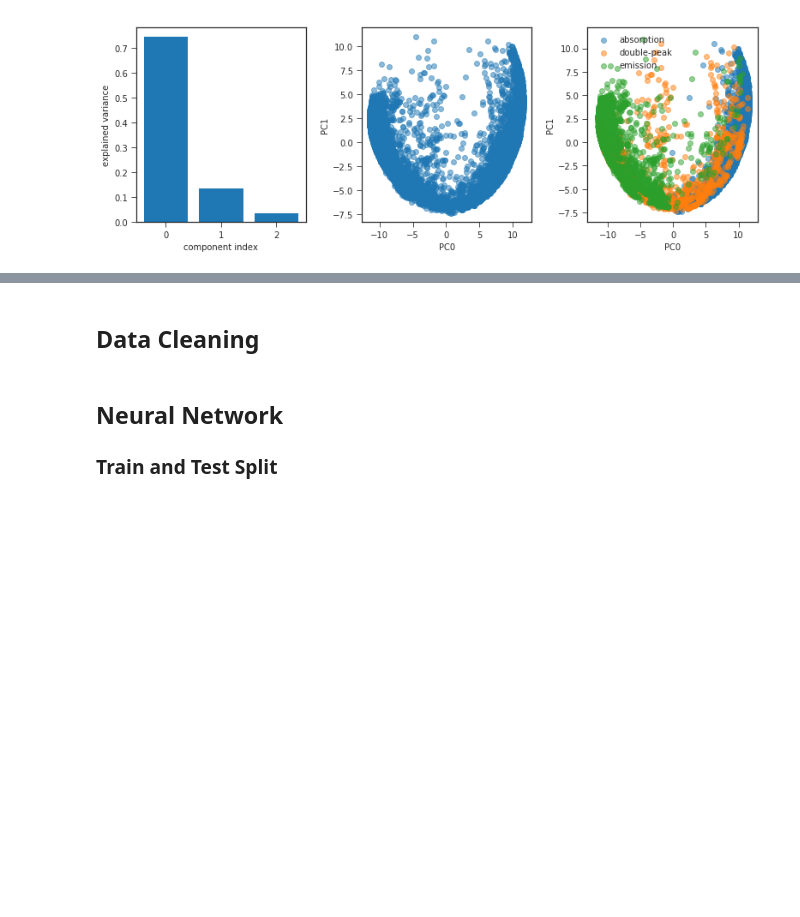
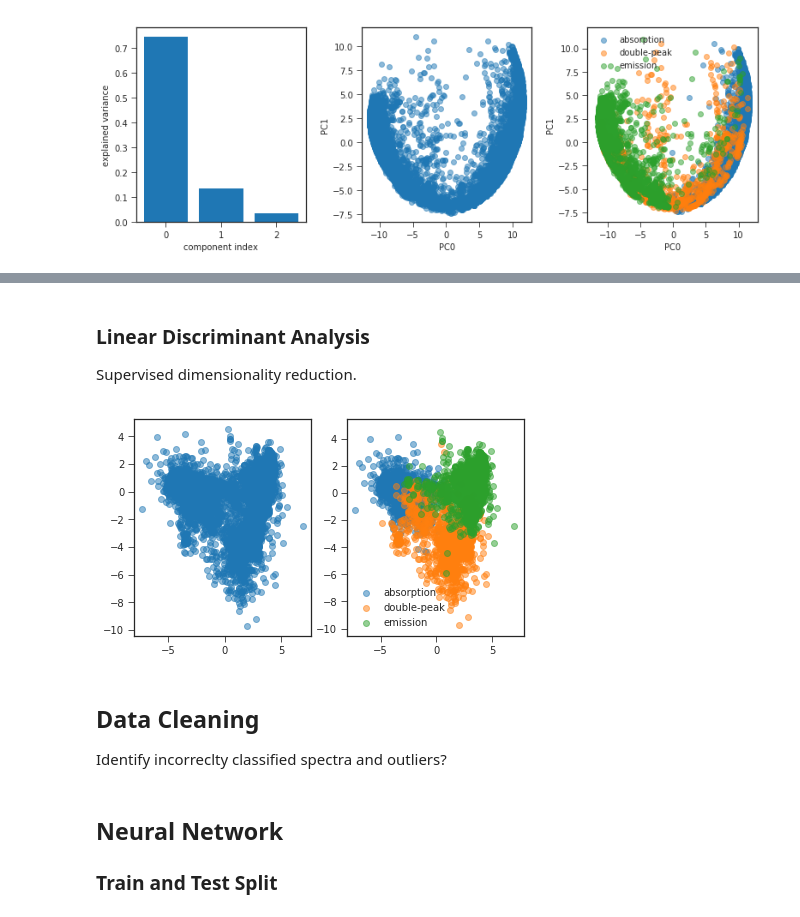
Before and after one commit to podondra/ondrejov-preprocessing, a Jupyter notebook: ondrejov-preprocessing.ipynb, the cells around one changed output, grey strips where cells are left out. Cells and saved outputs as stored; diff of their text form; code cells hidden in the pictures; blank space fills up the shorter version.

Commit message:
Add dimensionality reduction and over-sampling

```diff
--- a/ondrejov-preprocessing.ipynb
+++ b/ondrejov-preprocessing.ipynb
@@ -177,0 +195,7 @@ plot_pca(pca.fit_transform(preprocessing.scale(X, axis=1)))
+# %%
+def plot_projection(X):
+    f, (ax1, ax2) = pyplot.subplots(ncols=2, figsize=(7, 4))
+    ax1.scatter(X[:, 0], X[:, 1], alpha=0.5)
+    for label, cls in enumerate(le.classes_):
+        ax2.scatter(X[y == label, 0], X[y == label, 1], label=cls, alpha=0.5)
+    ax2.legend()
@@ -178,5 +207,18 @@ plot_pca(pca.fit_transform(preprocessing.scale(X, axis=1)))
+# %% [markdown]
+### Linear Discriminant Analysis
+
+Supervised dimensionality reduction.
+# %%
+X_lda = LinearDiscriminantAnalysis(n_components=2).fit_transform(
+    preprocessing.scale(X, axis=1), y
+)
+plot_projection(X_lda)
+# %% [output]
+[figure, added]
 # %% [markdown]
 ## Data Cleaning
+
+Identify incorreclty classified spectra and outliers?
 # %% [markdown]
 ## Neural Network
 
```
Also changed, not shown: parts of 23 cells of this notebook.
